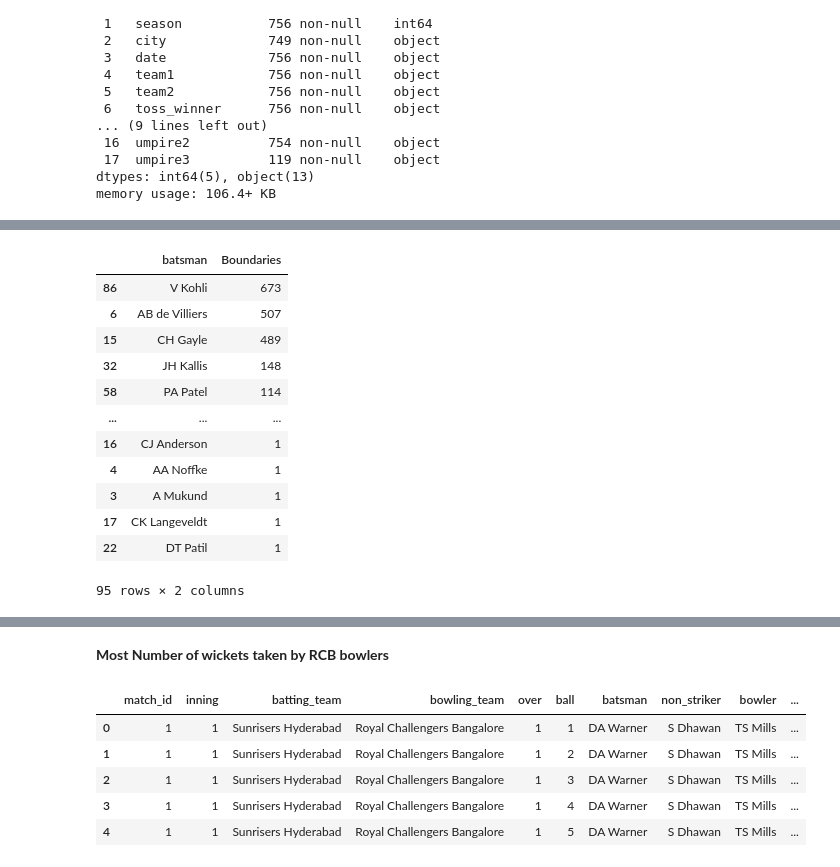
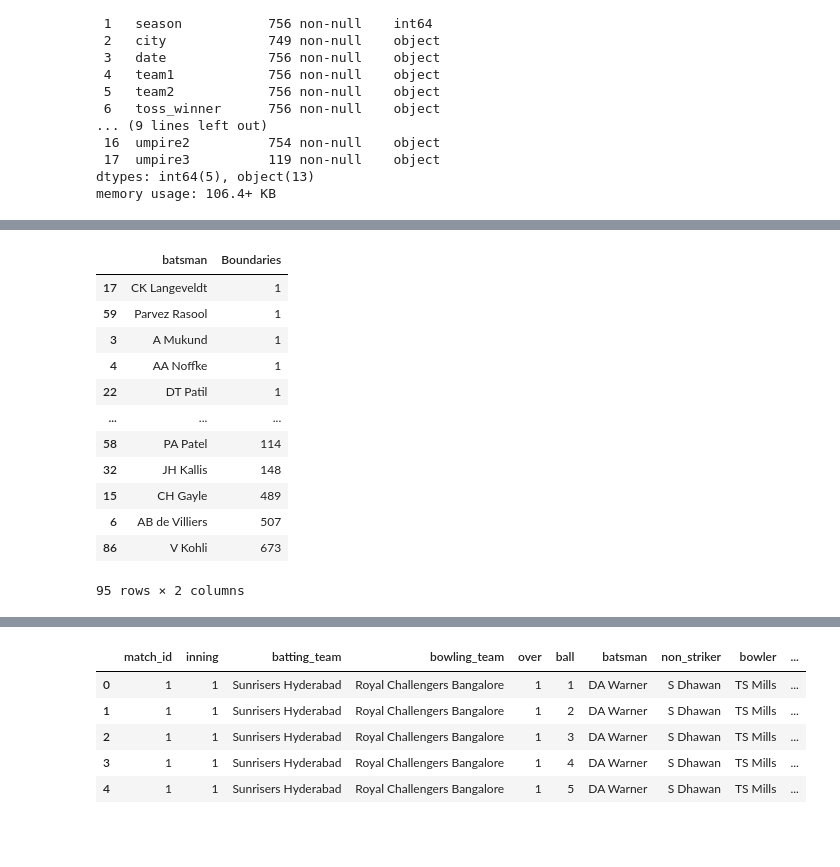
Before and after one commit to Nikiram-C/IPL-Data-Analysis, a Jupyter notebook: iplfinal1.ipynb, the cells around one changed output, grey strips where cells are left out. Drawn from its saved outputs; the diff is of its cells as text; code cells hidden in the pictures; blank space fills up the shorter version.

```diff
--- a/iplfinal1.ipynb
+++ b/iplfinal1.ipynb
@@ -233,17 +392,17 @@ df_bo.rename(columns={'match_id':'Boundaries'},inplace=True)
 # %%
-df_bo.sort_values('Boundaries',ascending=False)
+df_bo.sort_values('Boundaries')
 # %% [output]
 |  | batsman | Boundaries |
+| 17 | CK Langeveldt | 1 |
+| 59 | Parvez Rasool | 1 |
+| 3 | A Mukund | 1 |
+| 4 | AA Noffke | 1 |
+| 22 | DT Patil | 1 |
+| ... | ... | ... |
+| 58 | PA Patel | 114 |
+| 32 | JH Kallis | 148 |
+| 15 | CH Gayle | 489 |
+| 6 | AB de Villiers | 507 |
 | 86 | V Kohli | 673 |
-| 6 | AB de Villiers | 507 |
-| 15 | CH Gayle | 489 |
-| 32 | JH Kallis | 148 |
-| 58 | PA Patel | 114 |
-| ... | ... | ... |
-| 16 | CJ Anderson | 1 |
-| 4 | AA Noffke | 1 |
-| 3 | A Mukund | 1 |
-| 17 | CK Langeveldt | 1 |
-| 22 | DT Patil | 1 |
 95 rows × 2 columns
 # %%
@@ -257,7 +424,5 @@ ps.histogram(data_frame=df_rcbbatting[df_rcbbatting['player_dismissed']=='V Kohl
 # %% [output]
 [interactive output not drawn]
-# %% [markdown]
-**Most Number of wickets taken by RCB bowlers**
 # %%
 df_rcbbowling=df_rcb[df_rcb['bowling_team']=='Royal Challengers Bangalore']
 # %%
```
Also changed, not shown: parts of 78 cells of this notebook, 2 other files.
